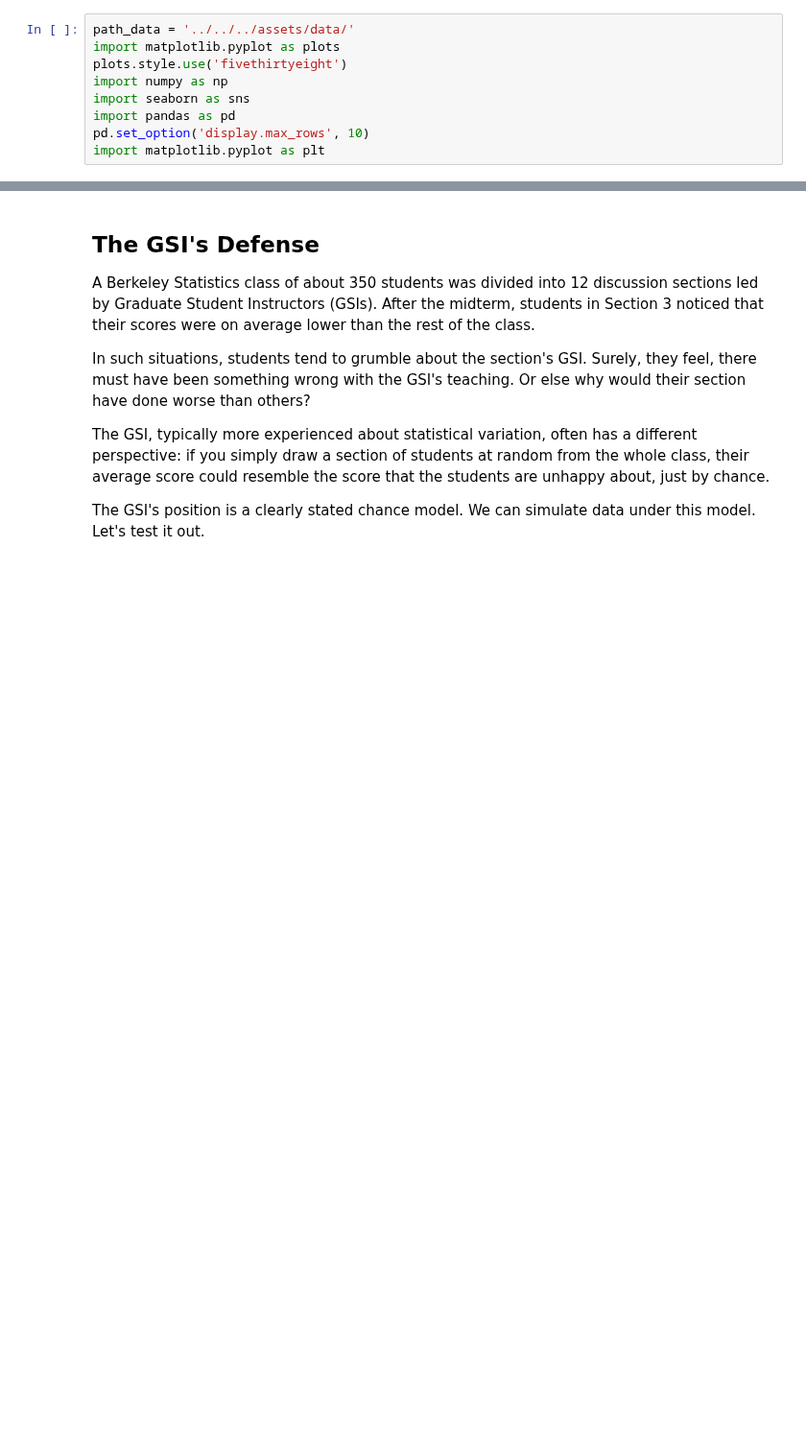
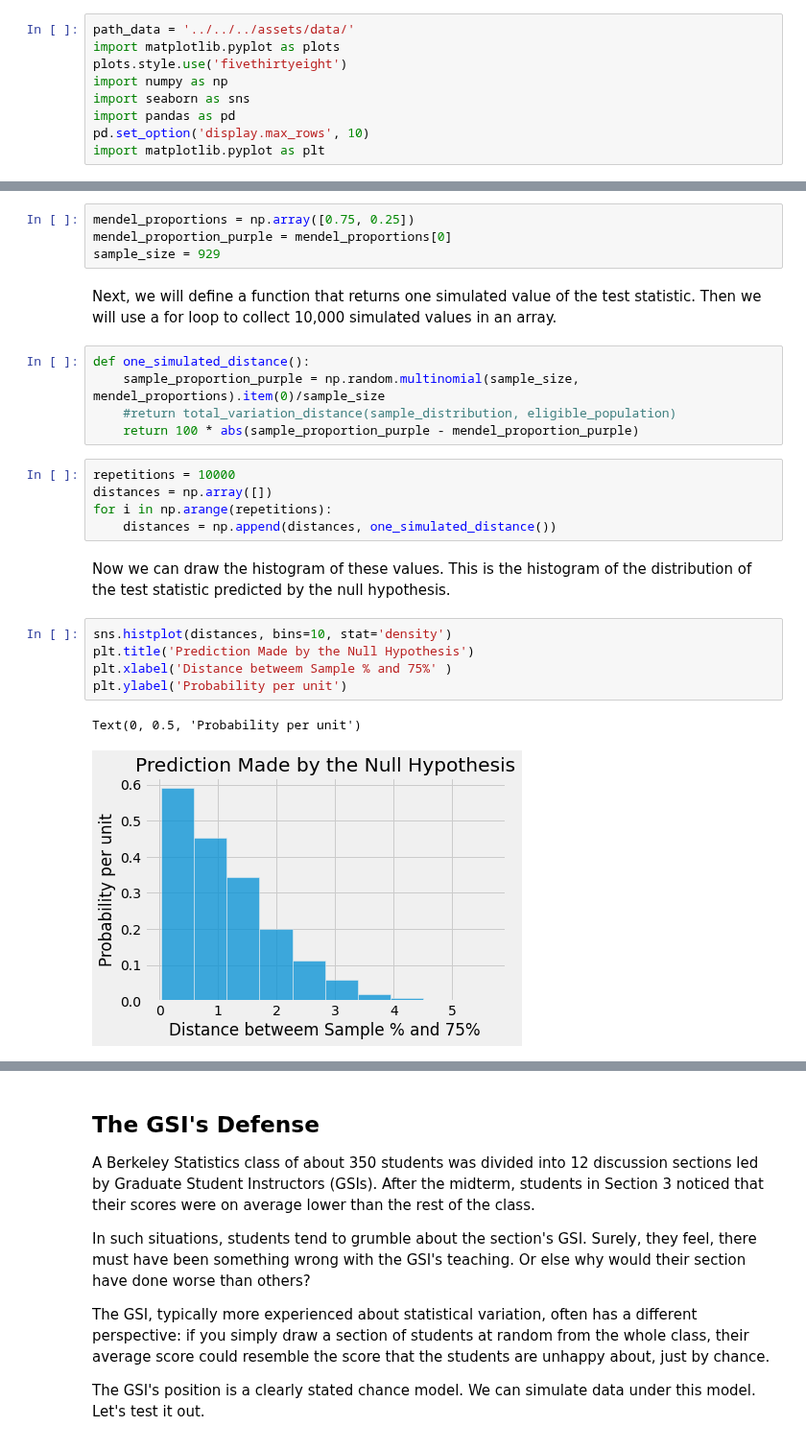
Before and after one commit to floreencia/textbook-flo, a Jupyter notebook: chapters/11/3/Decisions_and_Uncertainty.ipynb, the cells around one changed output, grey strips where cells are left out. Shown at 96% size. Cells and saved outputs as stored; diff of their text form; blank space fills up the shorter version.

```diff
--- a/chapters/11/3/Decisions_and_Uncertainty.ipynb
+++ b/chapters/11/3/Decisions_and_Uncertainty.ipynb
@@ -67,0 +121,26 @@ As with all distributions, it is very useful to visualize this distribution by a
+# %%
+mendel_proportions = np.array([0.75, 0.25])
+mendel_proportion_purple = mendel_proportions[0]
+sample_size = 929
+# %% [markdown]
+Next, we will define a function that returns one simulated value of the test statistic. Then we will use a for loop to collect 10,000 simulated values in an array.
+# %%
+def one_simulated_distance():
+    sample_proportion_purple = np.random.multinomial(sample_size, mendel_proportions).item(0)/sample_size
+    #return total_variation_distance(sample_distribution, eligible_population)
+    return 100 * abs(sample_proportion_purple - mendel_proportion_purple)
+# %%
+repetitions = 10000
+distances = np.array([])
+for i in np.arange(repetitions):
+    distances = np.append(distances, one_simulated_distance())
+# %% [markdown]
+Now we can draw the histogram of these values. This is the histogram of the distribution of the test statistic predicted by the null hypothesis.
+# %%
+sns.histplot(distances, bins=10, stat='density')
+plt.title('Prediction Made by the Null Hypothesis')
+plt.xlabel('Distance betweem Sample % and 75%' )
+plt.ylabel('Probability per unit')
+# %% [output]
+Text(0, 0.5, 'Probability per unit')
+[figure, added]
```
Also changed, not shown: parts of 19 cells of this notebook.
